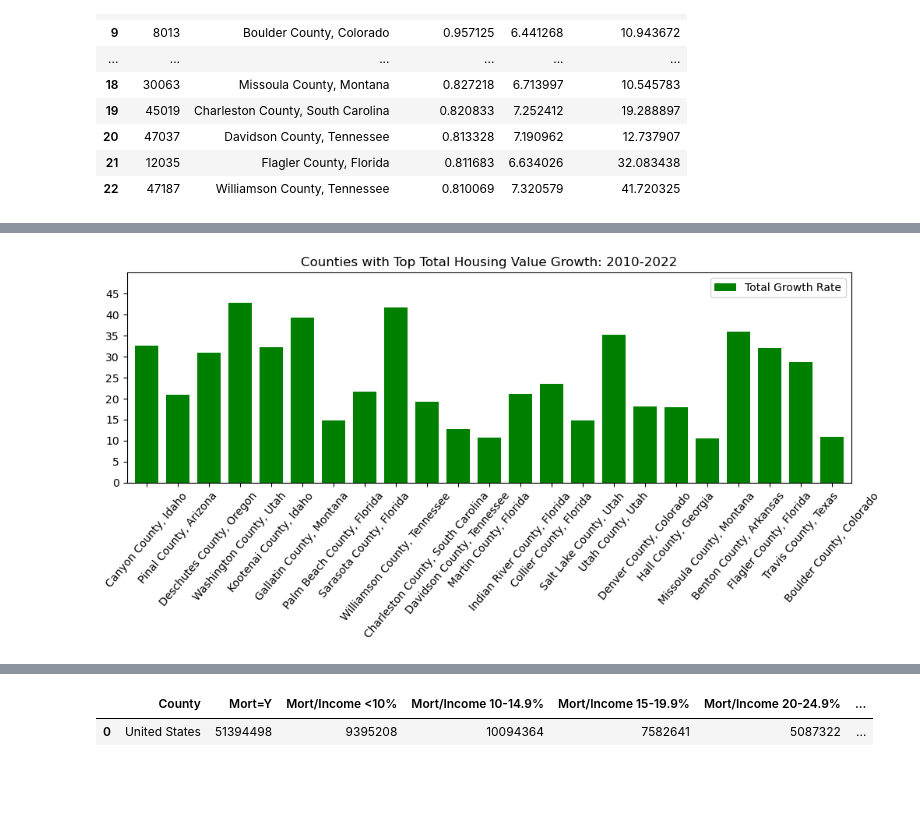
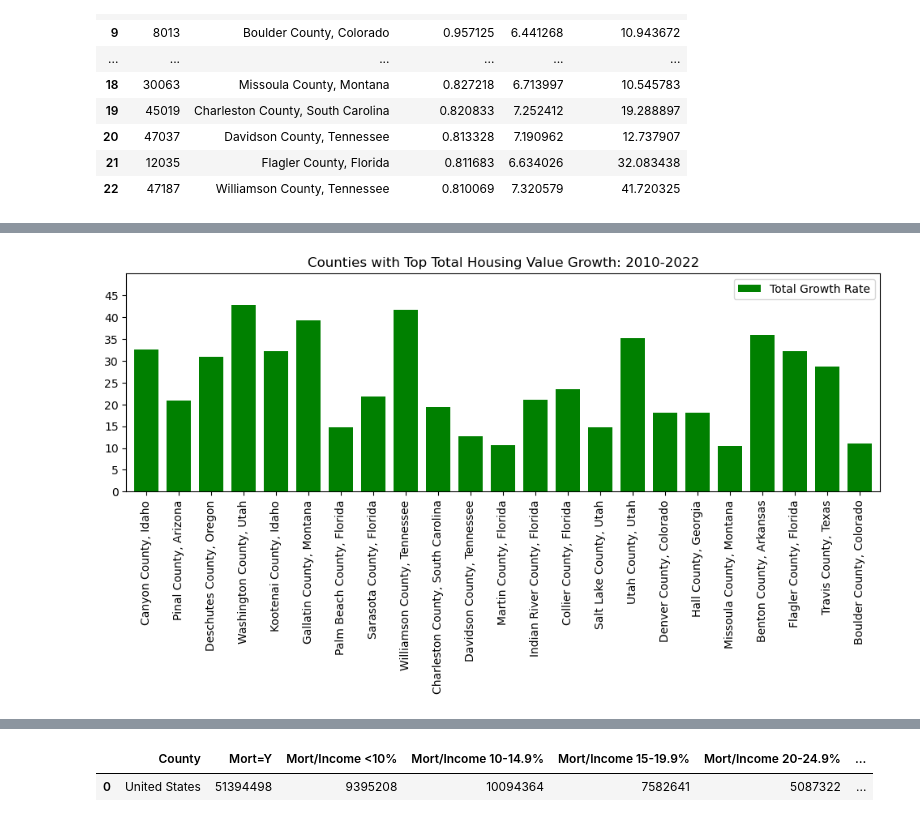
Before and after one commit to dfquinn23/Project_1, a Jupyter notebook: Census/Final_Project_Work_7-21.ipynb, the cells around one changed output, grey strips where cells are left out. Saved outputs shown, nothing was run; the diff lists cells and outputs as text; code cells hidden in the pictures; blank space fills up the shorter version.

```diff
--- a/Census/Final_Project_Work_7-21.ipynb
+++ b/Census/Final_Project_Work_7-21.ipynb
@@ -54,7 +54,7 @@ import pathlib as path
 # print(census_df.head())
 
 # merged_df = pd.merge(county_zillow, census_df, on='GeoFips')
-merged_df2 = pd.read_csv('C:/Users/Daniel Quinn/Desktop/Bootcamp/Working_Copy_Project_1/01_MergedData/data/top_counties.csv')
+merged_df2 = pd.read_csv('C:/Users/Daniel Quinn/Desktop/Bootcamp/Project_1_Working_Copy/01_MergedData/data/top_counties.csv')
 merged_df2.sort_values("Total Growth Rate", ascending = False)
 # %% [output]
 |  | Unnamed: 0 | GeoFips | GeoName | Income Change | CAGR | Total Growth Rate |
@@ -131,13 +131,13 @@ housing_all_chart = top_20_housing.plot.bar(y="CAGR", rot=50, width=.75, figsize
 # %%
 #Graphing population growth only:
 
 pop_growth = initial_df2.groupby('GeoName').mean()
 top_20_pop = housing_growth.sort_values(by='Total Growth Rate', ascending=True)
 
-housing_all_chart = top_20_housing.plot.bar(y="Total Growth Rate", rot=50, width=.75, figsize=(12,3.5), ylim=(0,50),
+housing_all_chart = top_20_housing.plot.bar(y="Total Growth Rate", rot=90, width=.75, figsize=(12,3.5), ylim=(0,50),
                          title="Counties with Top Total Housing Value Growth: 2010-2022",
-                         yticks=[0,5,10,15,20,25,30,35,40,45], xlabel='', color='green')
+                         yticks=[0,5,10,15,20,25,30,35,40,45], xlabel='', color='green'),
 # %% [output]
-[figure, old version]
+[figure, new version]
 # %%
 #Initial set up for the poverty df
```
Also changed, not shown: parts of 12 cells of this notebook, 2 other files.
